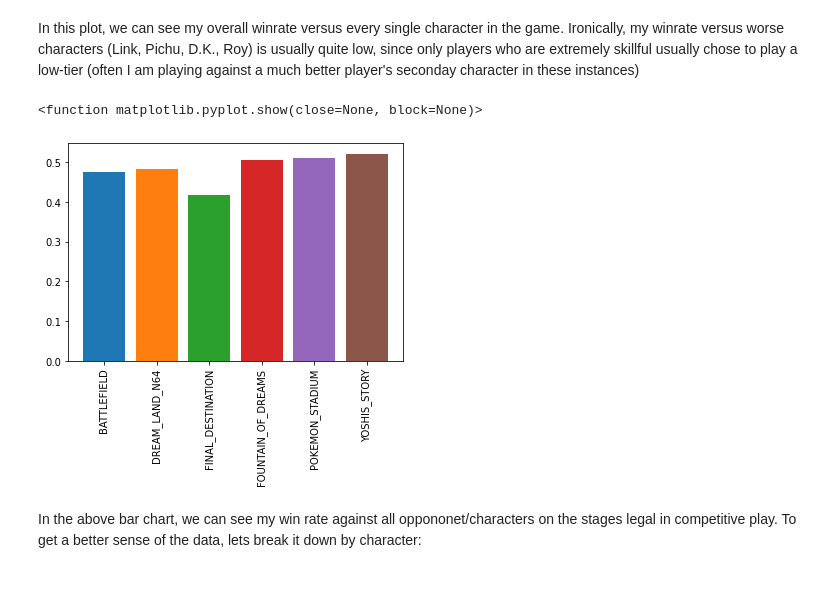
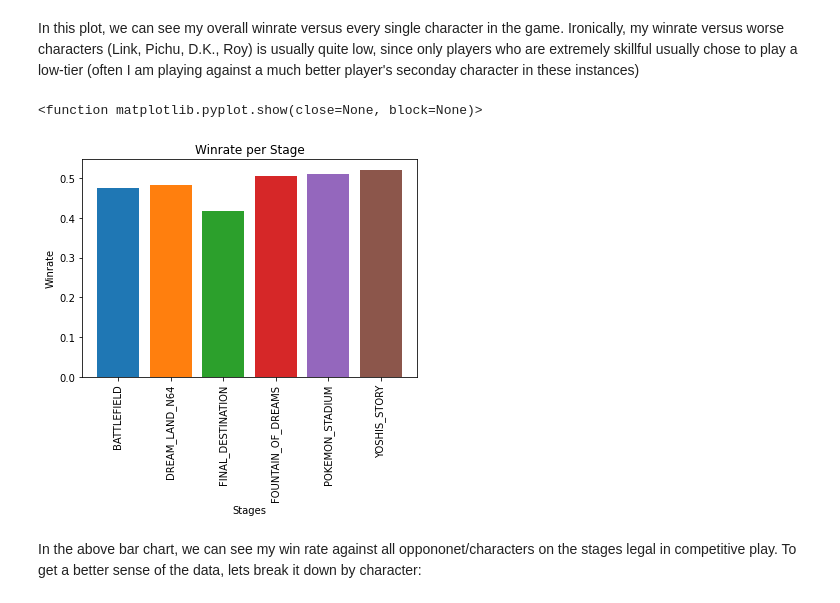
Before and after one commit to seannie2/seannie2.github.io, a Jupyter notebook: final.ipynb, the cells around one changed output. Cells and saved outputs as stored; diff of their text form; code cells hidden in the pictures.

```diff
--- a/final.ipynb
+++ b/final.ipynb
@@ -348,11 +363,14 @@ In this plot, we can see my overall winrate versus every single character in the
 # %%
 for stage in ['BATTLEFIELD', 'DREAM_LAND_N64', 'FINAL_DESTINATION', 'FOUNTAIN_OF_DREAMS', 'POKEMON_STADIUM', 'YOSHIS_STORY']:
     plt.bar(x=stage, height=np.average(df_trim.groupby('stage').get_group(stage).win))
 plt.xticks(rotation=90)
+plt.xlabel('Stages')
+plt.ylabel('Winrate')
+plt.title('Winrate per Stage')
 plt.show
 # %% [output]
 <function matplotlib.pyplot.show(close=None, block=None)>
-[figure, old version]
+[figure, new version]
 # %% [markdown]
 In the above bar chart, we can see my win rate against all oppononet/characters on the stages legal in competitive play. To get a better sense of the data, lets break it down by character:
 # %%
```
Also changed, not shown: parts of 7 cells of this notebook, 1 other file.
